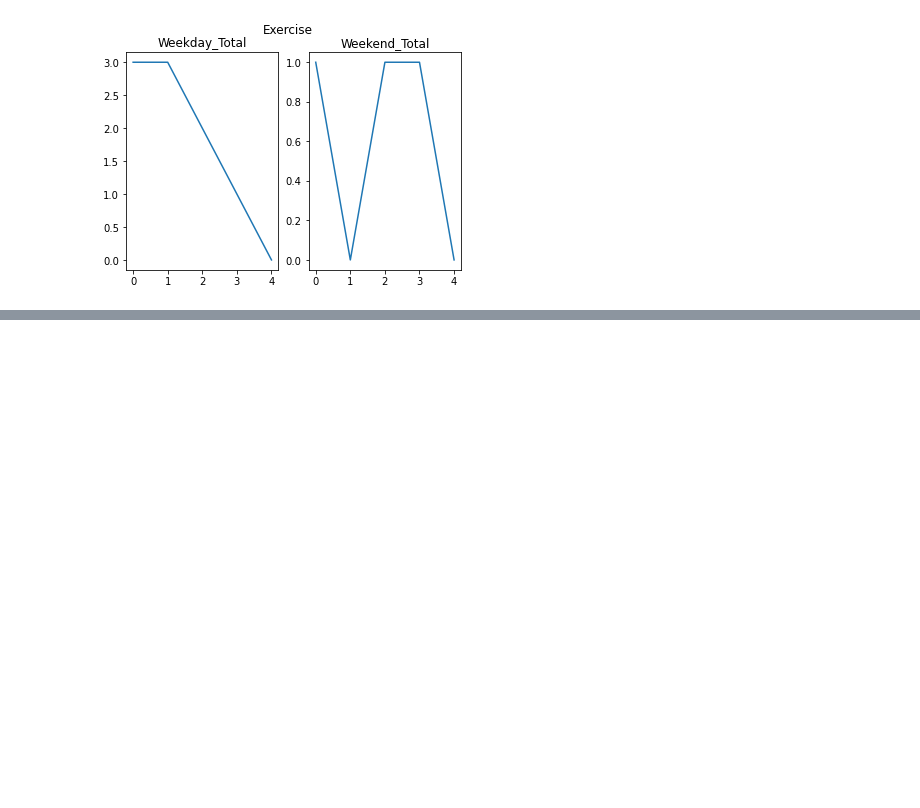
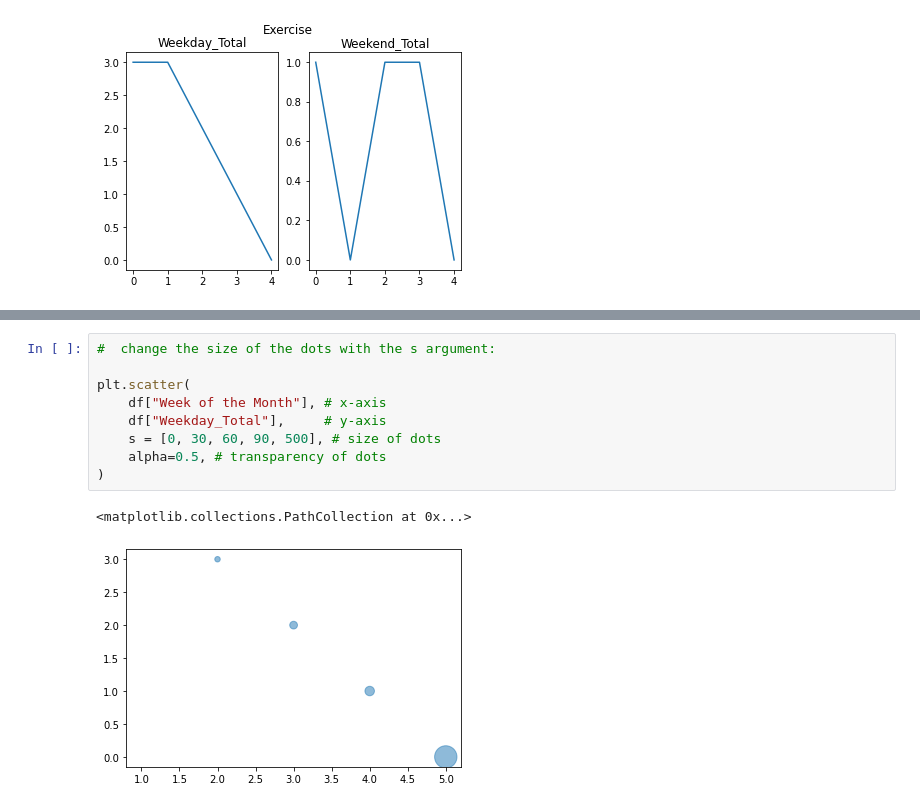
Before and after one commit to krystinli/Legoland, a Jupyter notebook: python/2022-03_Matplotlib.ipynb, the cells around one changed output, grey strips where cells are left out. Saved outputs shown, nothing was run; the diff lists cells and outputs as text; blank space fills up the shorter version.

```diff
--- a/python/2022-03_Matplotlib.ipynb
+++ b/python/2022-03_Matplotlib.ipynb
@@ -118,0 +154,12 @@ Text(0.5, 0.98, 'Exercise')
+# %%
+#  change the size of the dots with the s argument:
+
+plt.scatter(
+    df["Week of the Month"], # x-axis
+    df["Weekday_Total"],     # y-axis
+    s = [0, 30, 60, 90, 500], # size of dots
+    alpha=0.5, # transparency of dots
+)
+# %% [output]
+<matplotlib.collections.PathCollection at 0x...>
+[figure, added]
```
Also changed, not shown: parts of 17 cells of this notebook.
